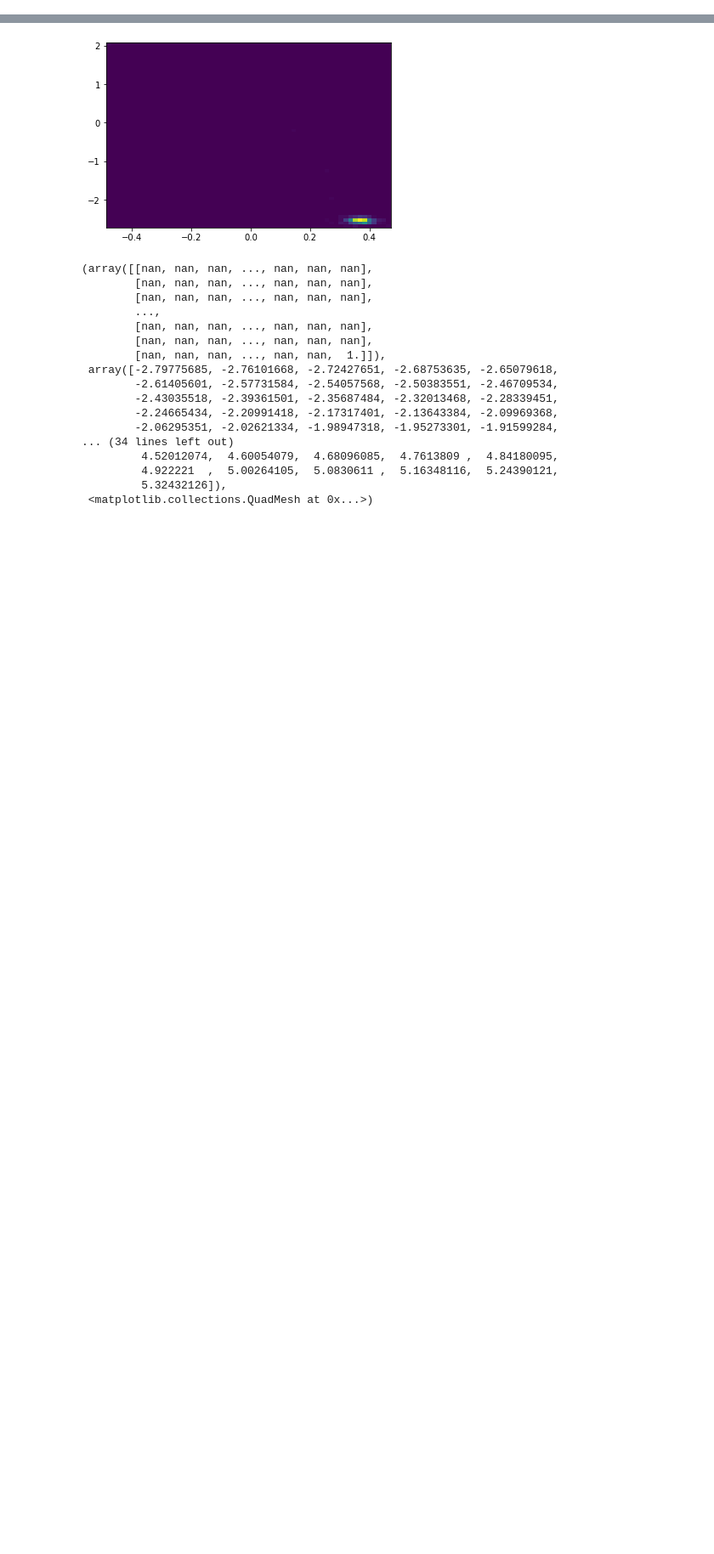
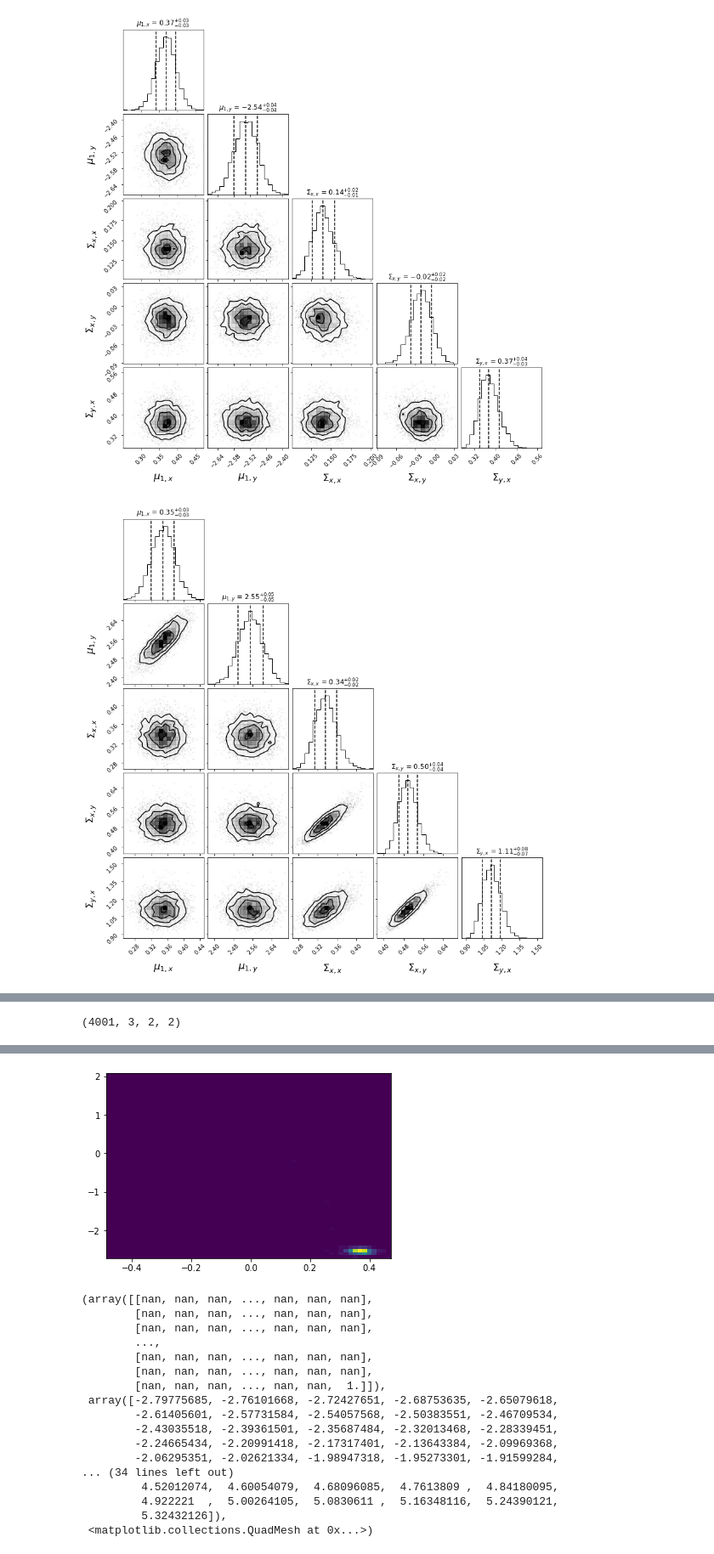
Before and after one commit to Wraithmat/Bayesian-Clustering, a Jupyter notebook: Visualizations/Visualization.ipynb, the cells around one changed output, grey strips where cells are left out. Shown at 85% size. Drawn from its saved outputs; the diff is of its cells as text; code cells hidden in the pictures; blank space fills up the shorter version.

```diff
--- a/Visualizations/Visualization.ipynb
+++ b/Visualizations/Visualization.ipynb
@@ -43,0 +60,14 @@ plt.hist2d(np.hstack([mus[:,0,0], mus[:,1,0], mus[:,2,0]]),np.hstack([mus[:,0,1]
+# %%
+for i in range(3):
+    cluster=np.hstack([np.array(gibbs['mus'])[:,i,:], np.array(gibbs['Sigmas'])[:,i,0,:].reshape(-1,2), np.array(gibbs['Sigmas'])[:,i,1,1].reshape(-1,1)])
+    figure = corner.corner(cluster[100:],
+                        labels=["$\mu_{1,x}$", "$\mu_{1,y}$", "$\Sigma_{x,x}$", "$\Sigma_{x,y}$", "$\Sigma_{y,x}$"],
+                        show_titles=True,
+                        title_fmt=".2f",
+                        quantiles=[0.16, 0.5, 0.84],
+                        title_kwargs={"fontsize": 12},
+                        label_kwargs={"fontsize":18})
+    plt.show()
+# %% [output]
+[figure, added]
+[figure, added]
@@ -43,0 +75,4 @@ plt.hist2d(np.hstack([mus[:,0,0], mus[:,1,0], mus[:,2,0]]),np.hstack([mus[:,0,1]
+# %%
+np.array(gibbs['Sigmas']).shape
+# %% [output]
+(4001, 3, 2, 2)
```
Also changed, not shown: parts of 23 cells of this notebook.
